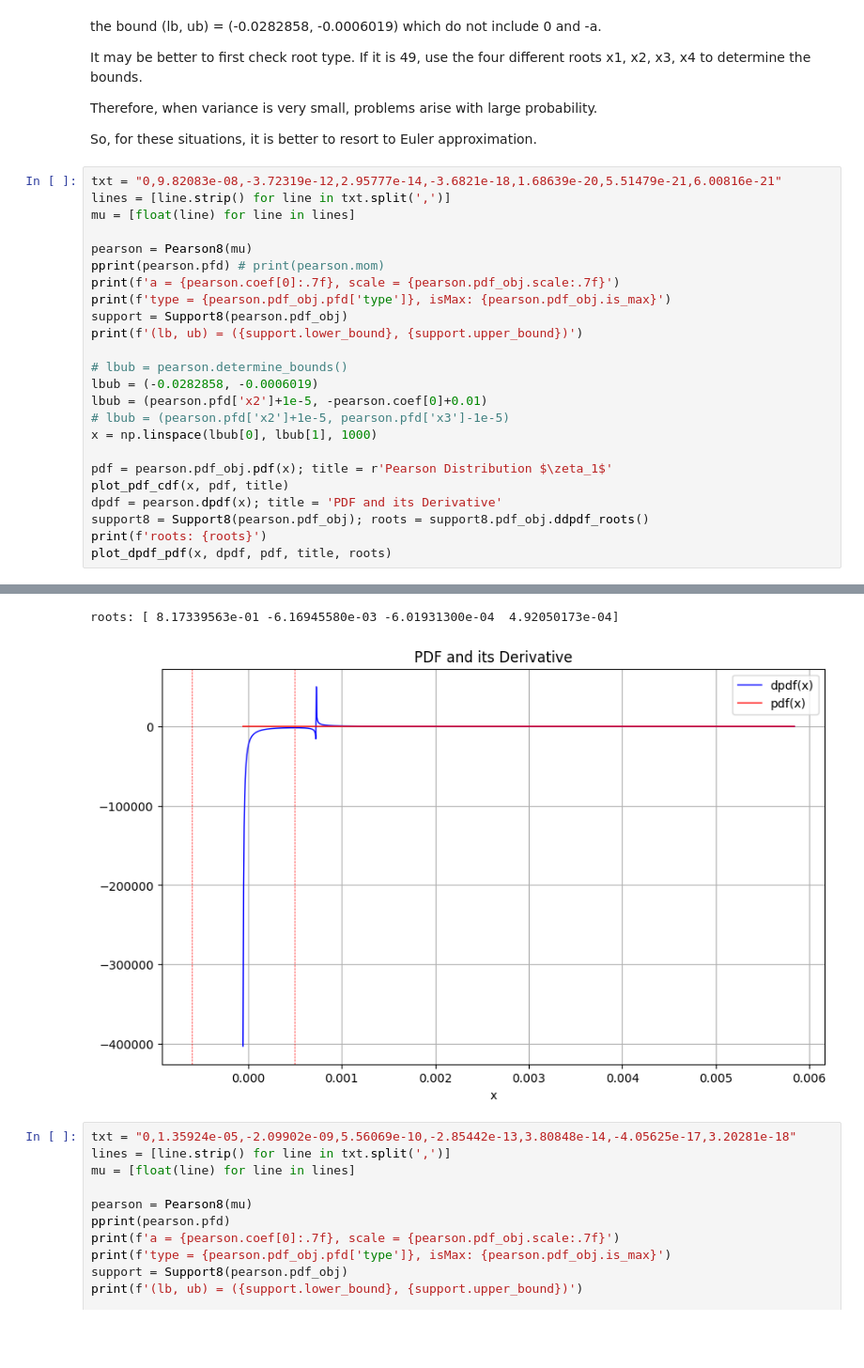
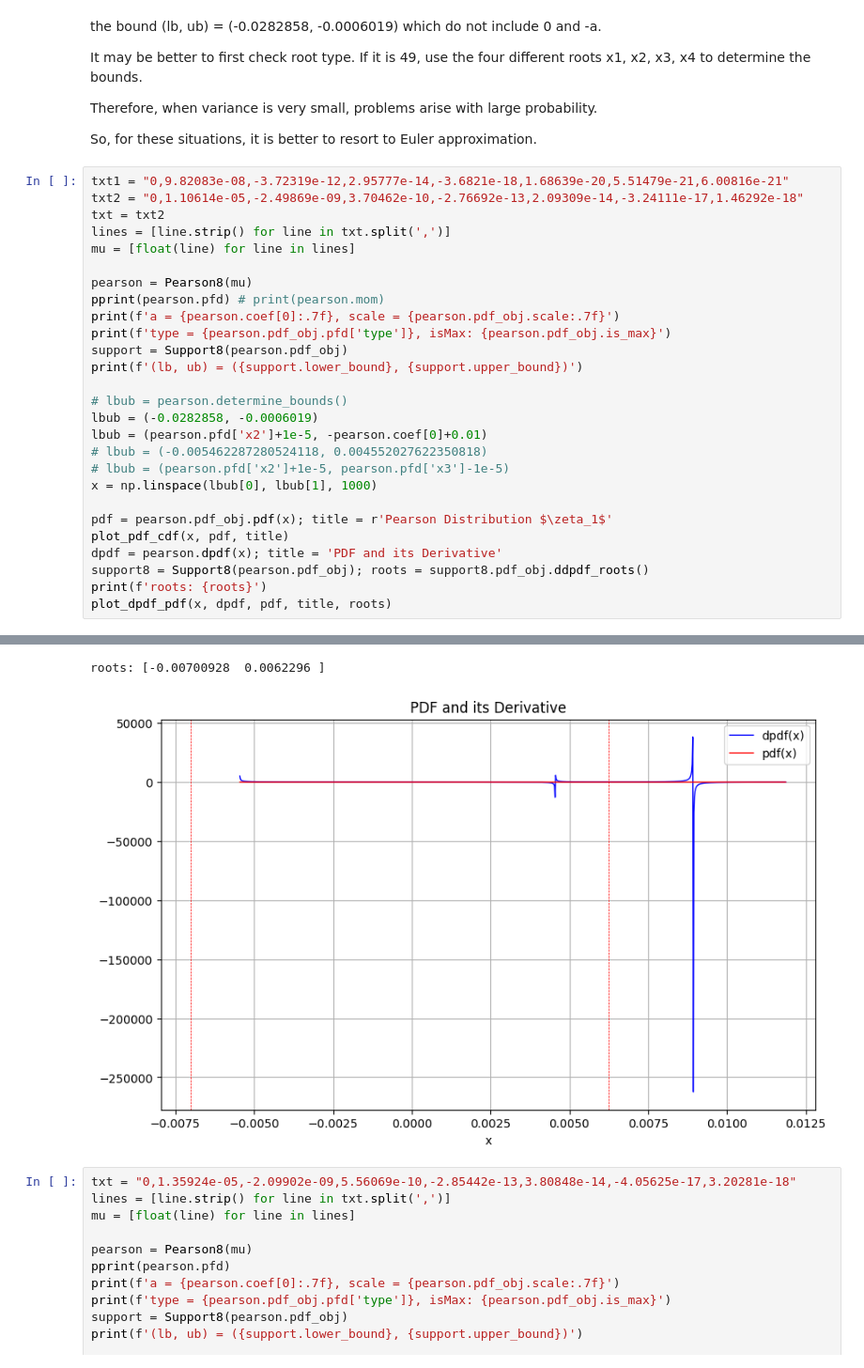
Before and after one commit to xmlongan/pearsondist, a Jupyter notebook: script/support8-type49.ipynb, the cells around one changed output, grey strips where cells are left out. Shown at 94% size. Saved outputs shown, nothing was run; the diff lists cells and outputs as text; blank space fills up the shorter version.

```diff
--- a/script/support8-type49.ipynb
+++ b/script/support8-type49.ipynb
@@ -133,7 +156,9 @@ Therefore, when variance is very small, problems arise with large probability.
 
 So, for these situations, it is better to resort to Euler approximation.
 # %%
-txt = "0,9.82083e-08,-3.72319e-12,2.95777e-14,-3.6821e-18,1.68639e-20,5.51479e-21,6.00816e-21"
+txt1 = "0,9.82083e-08,-3.72319e-12,2.95777e-14,-3.6821e-18,1.68639e-20,5.51479e-21,6.00816e-21"
+txt2 = "0,1.10614e-05,-2.49869e-09,3.70462e-10,-2.76692e-13,2.09309e-14,-3.24111e-17,1.46292e-18"
+txt = txt2
 lines = [line.strip() for line in txt.split(',')]
 mu = [float(line) for line in lines]
 
@@ -147,6 +172,7 @@ print(f'(lb, ub) = ({support.lower_bound}, {support.upper_bound})')
 # lbub = pearson.determine_bounds()
 lbub = (-0.0282858, -0.0006019)
 lbub = (pearson.pfd['x2']+1e-5, -pearson.coef[0]+0.01)
+# lbub = (-0.005462287280524118, 0.004552027622350818)
 # lbub = (pearson.pfd['x2']+1e-5, pearson.pfd['x3']-1e-5)
 x = np.linspace(lbub[0], lbub[1], 1000)
 
@@ -173,5 +199,5 @@ type = 49, isMax: True
-roots: [ 8.17339563e-01 -6.16945580e-03 -6.01931300e-04  4.92050173e-04]
+roots: [-0.00700928  0.0062296 ]
-[figure, old version]
+[figure, new version]
 # %%
 txt = "0,1.35924e-05,-2.09902e-09,5.56069e-10,-2.85442e-13,3.80848e-14,-4.05625e-17,3.20281e-18"
 lines = [line.strip() for line in txt.split(',')]
```
Also changed, not shown: parts of 13 cells of this notebook, 20 other files.
